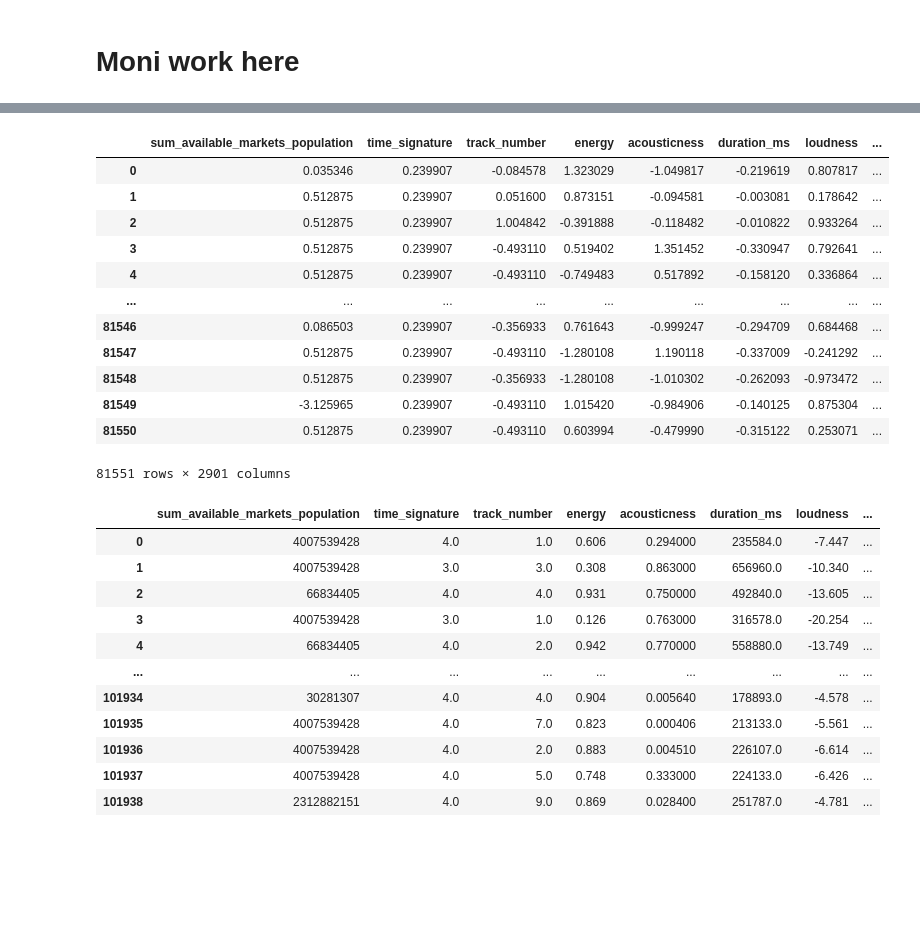
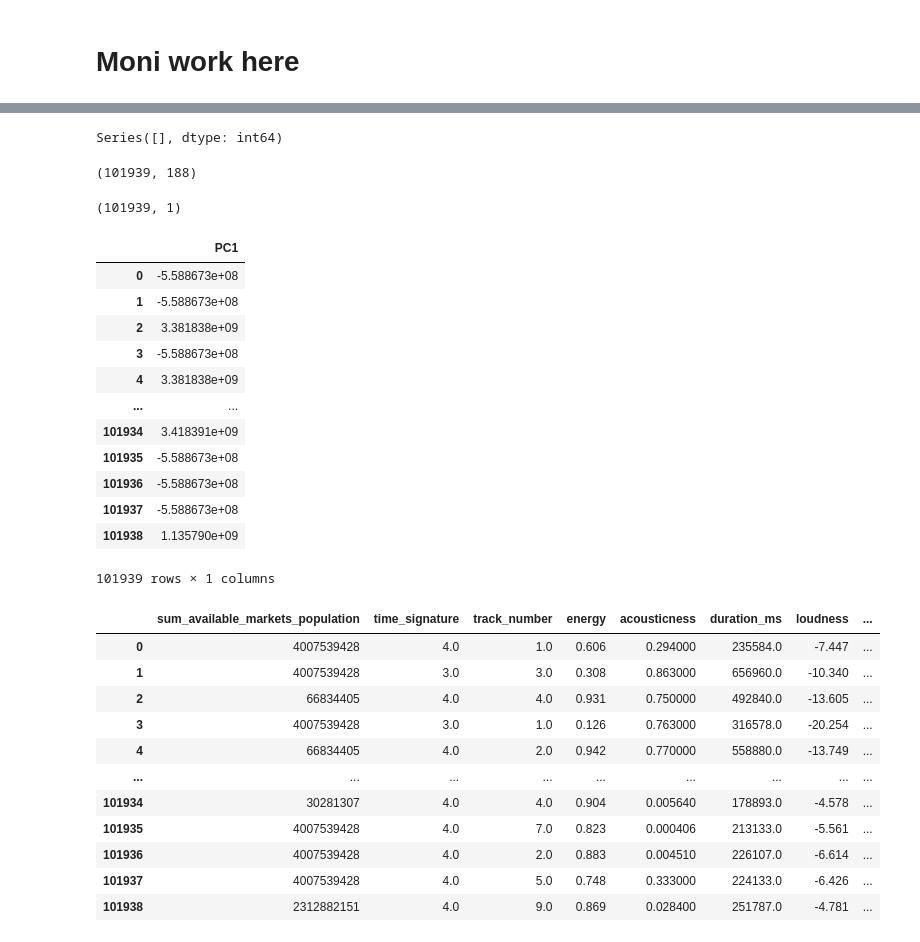
Before and after one commit to monischirri/Spotify_ML, a Jupyter notebook: Spotify_ML_all.ipynb, the cells around one changed output, grey strips where cells are left out. Cells and saved outputs as stored; diff of their text form; code cells hidden in the pictures; blank space fills up the shorter version.

```diff
--- a/Spotify_ML_all.ipynb
+++ b/Spotify_ML_all.ipynb
@@ -1029,20 +1106,65 @@ X_prepared_df = create_prepared_dataframe(X, preprocessor, cat_attribs)
+# %%
+X_prepared_df.drop(columns=['album_type_album', 'album_type_compilation', 'album_type_single', 'country_AR', 'country_BE', 'country_FI'], inplace=True)
+# %%
+# Print out the columns with the number of missing values again
+missing_values = X_prepared_df.isnull().sum()
+print(missing_values[missing_values > 0])
+# %% [output]
+Series([], dtype: int64)
+# %%
+X_prepared_df.shape
+# %% [output]
+(101939, 188)
+# %%
+#PCA and then split
+# Separate numeric and string columns (track_id) as PCA can only be performed on numeric columns
+numeric_columns = X_prepared_df.select_dtypes(include=['number']).columns
+non_numeric_columns = X_prepared_df.select_dtypes(exclude=['number']).columns
+
+numeric_data = X_prepared_df[numeric_columns]
+non_numeric_data = X_prepared_df[non_numeric_columns]
+
+# Convert sparse matrix to dense numpy array if necessary
+if isinstance(numeric_data, pd.DataFrame) and hasattr(numeric_data, 'sparse'):
+    numeric_data = numeric_data.sparse.to_dense()
+
+# Convert the DataFrame to a NumPy array
+numeric_data = numeric_data.to_numpy()
+
+# Check if the dtype of numeric_data is not float64, and convert it to float64 if necessary
+if numeric_data.dtype != np.float64:
+    numeric_data = numeric_data.astype(np.float64)
+
+# Redo PCA with number of components that explain 95% of the variance
+pca = PCA(n_components=0.95)
+principal_components = pca.fit_transform(numeric_data)
+n_components = principal_components.shape[1]
+principal_df = pd.DataFrame(data=principal_components, columns=[f'PC{i}' for i in range(1, n_components+1)])
+
+X_pre_PCA = pd.concat([non_numeric_data.reset_index(drop=True), principal_df], axis=1)
+# %%
+X_pre_PCA.shape
+# %% [output]
+(101939, 1)
+# %%
+X_pre_PCA
+# %% [output]
+|  | PC1 |
+| 0 | -5.588673e+08 |
+| 1 | -5.588673e+08 |
+| 2 | 3.381838e+09 |
+| 3 | -5.588673e+08 |
+| 4 | 3.381838e+09 |
+| ... | ... |
+| 101934 | 3.418391e+09 |
+| 101935 | -5.588673e+08 |
+| 101936 | -5.588673e+08 |
+| 101937 | -5.588673e+08 |
+| 101938 | 1.135790e+09 |
+101939 rows × 1 columns
 # %%
 # Split your data into training and test sets
-X_train, X_test, y_train, y_test = train_test_split(X_prepared_df, y, test_size=0.2, random_state=42)
+X_train, X_test, y_train, y_test = train_test_split(X_pre_PCA, y, test_size=0.2, random_state=42)
-# %% [output]
-|  | sum_available_markets_population | time_signature | track_number | energy | acousticness | duration_ms | loudness | ... |
-| 0 | 0.035346 | 0.239907 | -0.084578 | 1.323029 | -1.049817 | -0.219619 | 0.807817 | ... |
-| 1 | 0.512875 | 0.239907 | 0.051600 | 0.873151 | -0.094581 | -0.003081 | 0.178642 | ... |
-| 2 | 0.512875 | 0.239907 | 1.004842 | -0.391888 | -0.118482 | -0.010822 | 0.933264 | ... |
-| 3 | 0.512875 | 0.239907 | -0.493110 | 0.519402 | 1.351452 | -0.330947 | 0.792641 | ... |
-| 4 | 0.512875 | 0.239907 | -0.493110 | -0.749483 | 0.517892 | -0.158120 | 0.336864 | ... |
-| ... | ... | ... | ... | ... | ... | ... | ... | ... |
-| 81546 | 0.086503 | 0.239907 | -0.356933 | 0.761643 | -0.999247 | -0.294709 | 0.684468 | ... |
-| 81547 | 0.512875 | 0.239907 | -0.493110 | -1.280108 | 1.190118 | -0.337009 | -0.241292 | ... |
-| 81548 | 0.512875 | 0.239907 | -0.356933 | -1.280108 | -1.010302 | -0.262093 | -0.973472 | ... |
-| 81549 | -3.125965 | 0.239907 | -0.493110 | 1.015420 | -0.984906 | -0.140125 | 0.875304 | ... |
-| 81550 | 0.512875 | 0.239907 | -0.493110 | 0.603994 | -0.479990 | -0.315122 | 0.253071 | ... |
-81551 rows × 2901 columns
 # %%
 X_prepared_df
 # %% [output]
```
Also changed, not shown: parts of 21 cells of this notebook.
